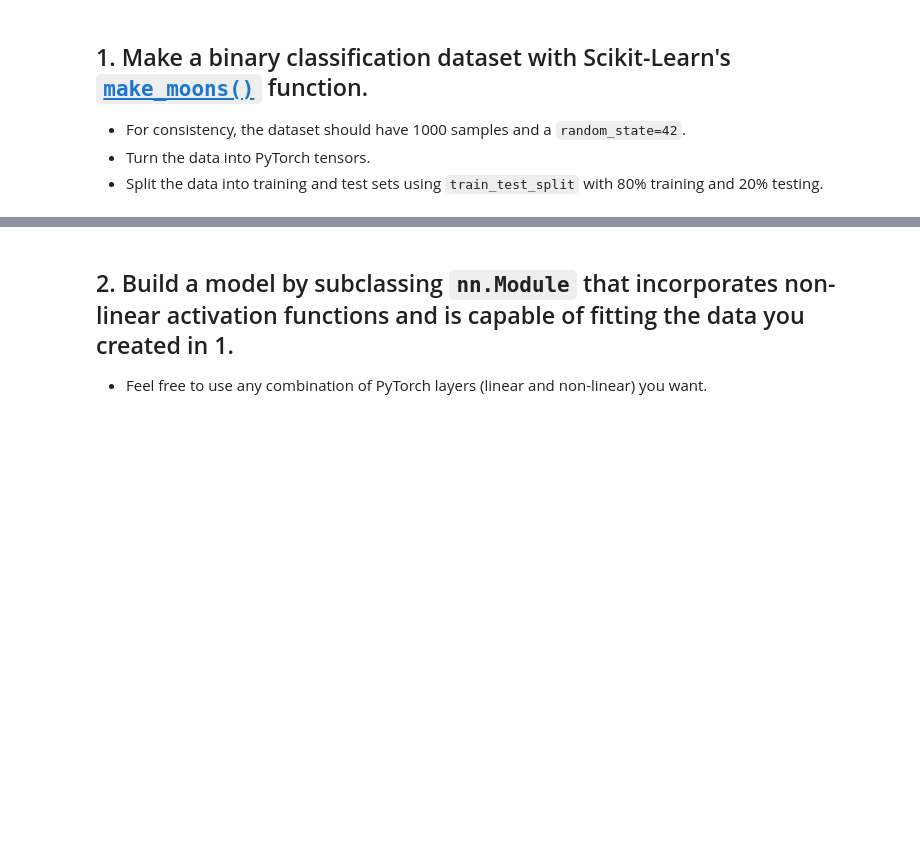
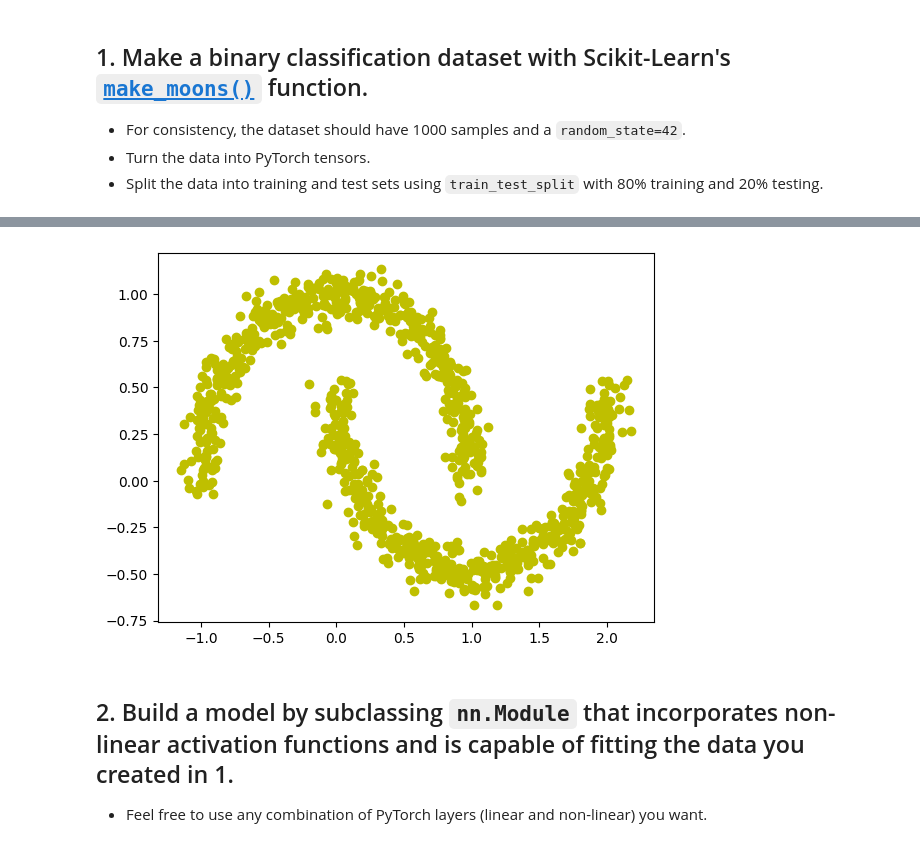
Before and after one commit to Jupiterian/ML-Learning-Portfolio, a Jupyter notebook: pytorch/Pytorch Course/02_pytorch_classification_exercises.ipynb, the cells around one changed output, grey strips where cells are left out. Drawn from its saved outputs; the diff is of its cells as text; code cells hidden in the pictures; blank space fills up the shorter version.

```diff
--- a/pytorch/Pytorch Course/02_pytorch_classification_exercises.ipynb
+++ b/pytorch/Pytorch Course/02_pytorch_classification_exercises.ipynb
@@ -31,4 +31,6 @@ RANDOM_SEED = 42
 # %%
 # Create a dataset with Scikit-Learn's make_moons()
 from sklearn.datasets import make_moons
-make_moons(n_samples=1000, random_state=42)
+X, y = make_moons(n_samples=1000, noise=0.07, random_state=42)
+print(X)
+print(y)
@@ -35,3 +55,5 @@ make_moons(n_samples=1000, random_state=42)
 # %%
 # Turn data into a DataFrame
 import pandas as pd
+dfVal = pd.DataFrame({"X0": X[:, 0], "X1": X[:, 1], "y": y})
+dfVal.head()
@@ -38,5 +67,12 @@ import pandas as pd
 # %%
 # Visualize the data on a scatter plot
 import matplotlib.pyplot as plt
+plt.scatter(x=dfVal["X0"],
+            y=dfVal["X1"],
+            c="y",
+            cmap=plt.cm.RdYlBu)
+plt.show()
+# %% [output]
+[figure, added]
 # %%
 # Turn data into tensors of dtype float
```
Also changed, not shown: parts of 6 cells of this notebook.
